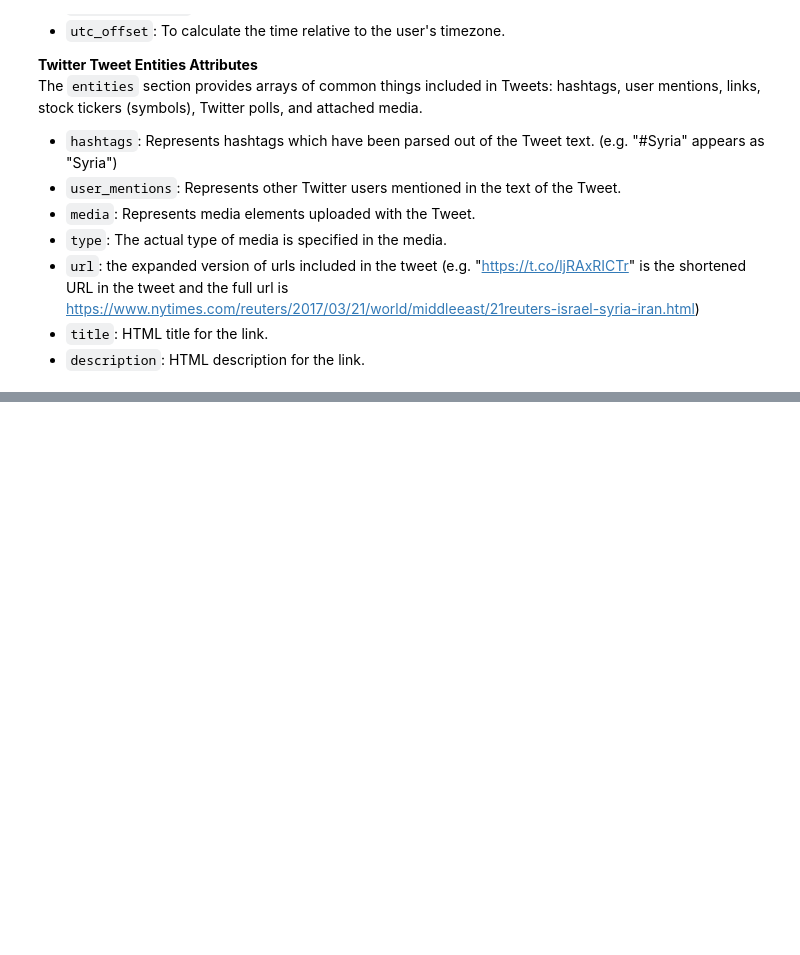
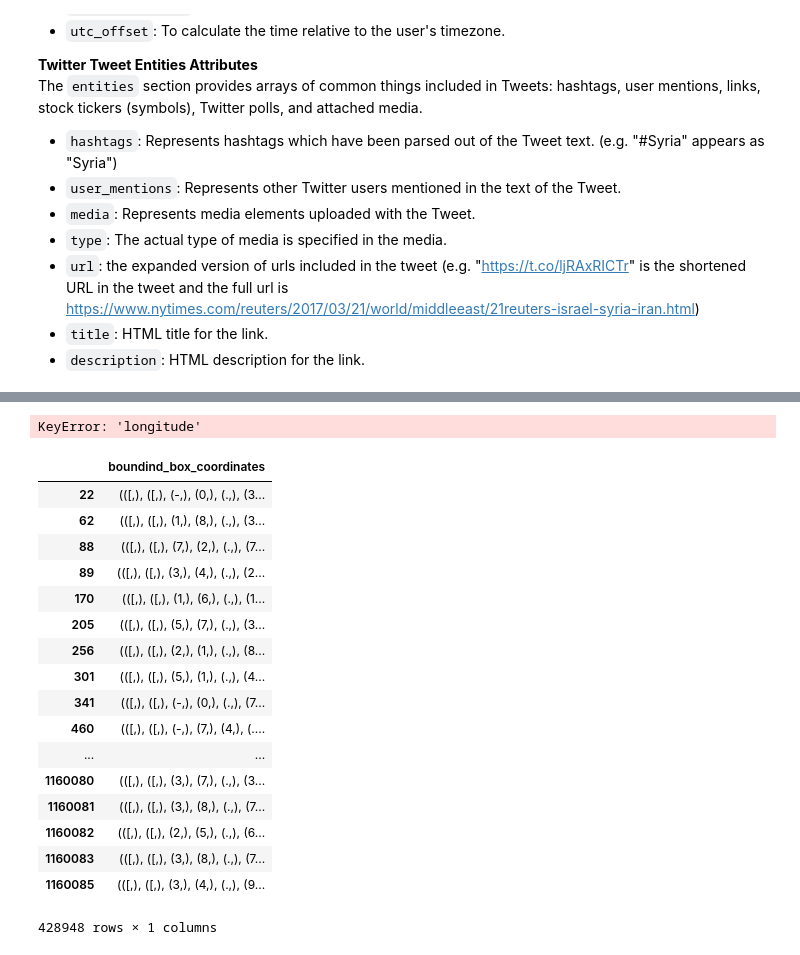
Before and after one commit to adamstueckrath/SyriaProject, a Jupyter notebook: web_scrapers/twitter_data_analysis_v2.ipynb, the cells around one changed output, grey strips where cells are left out. Drawn from its saved outputs; the diff is of its cells as text; code cells hidden in the pictures; blank space fills up the shorter version.

```diff
--- a/web_scrapers/twitter_data_analysis_v2.ipynb
+++ b/web_scrapers/twitter_data_analysis_v2.ipynb
@@ -225,0 +423,27 @@ First, the condensing part. We need to decide what’s important for the analysi
+# %%
+import ast
+
+def centroid(vertexes):
+    _x_list = [vertex [0] for vertex in vertexes]
+    _y_list = [vertex [1] for vertex in vertexes]
+    _len = len(vertexes)
+    _x = sum(_x_list) / _len
+    _y = sum(_y_list) / _len
+    return(_x, _y)
+
+def make_tuples(list_of_list):
+    return tuple(tuple(x) for x in list_of_list)
+
+def get_first_coordinates(x):
+    x = ast.literal_eval(x)
+    try:
+        lat, long = x[0][0], x[0][1]
+    except:
+        print(x)
+        return None
+    return [lat, long]
+
+tweets_by_location = tweets_no_rts_df[['boundind_box_coordinates']].dropna()
+tweets_by_location = tweets_by_location.reset_index(drop=True)
+# %%
+tweets_by_location['boundind_box_coordinates'] = tweets_by_location['boundind_box_coordinates'].apply(get_first_coordinates)
@@ -225,0 +460,26 @@ First, the condensing part. We need to decide what’s important for the analysi
+# %%
+tweets_by_location.plot(kind="scatter", x="lat", y="long", alpha=0.4)
+plt.show()
+# %% [output]
+KeyError: 'longitude'
+# %%
+tweets_by_location['boundind_box_coordinates'] = tweets_by_location['boundind_box_coordinates'].apply(make_tuples)
+# %% [output]
+|  | boundind_box_coordinates |
+| 22 | (([,), ([,), (-,), (0,), (.,), (3... |
+| 62 | (([,), ([,), (1,), (8,), (.,), (3... |
+| 88 | (([,), ([,), (7,), (2,), (.,), (7... |
+| 89 | (([,), ([,), (3,), (4,), (.,), (2... |
+| 170 | (([,), ([,), (1,), (6,), (.,), (1... |
+| 205 | (([,), ([,), (5,), (7,), (.,), (3... |
+| 256 | (([,), ([,), (2,), (1,), (.,), (8... |
+| 301 | (([,), ([,), (5,), (1,), (.,), (4... |
+| 341 | (([,), ([,), (-,), (0,), (.,), (7... |
+| 460 | (([,), ([,), (-,), (7,), (4,), (.... |
+| ... | ... |
+| 1160080 | (([,), ([,), (3,), (7,), (.,), (3... |
+| 1160081 | (([,), ([,), (3,), (8,), (.,), (7... |
+| 1160082 | (([,), ([,), (2,), (5,), (.,), (6... |
+| 1160083 | (([,), ([,), (3,), (8,), (.,), (7... |
+| 1160085 | (([,), ([,), (3,), (4,), (.,), (9... |
+428948 rows × 1 columns
```
Also changed, not shown: parts of 20 cells of this notebook, 1 other file.
